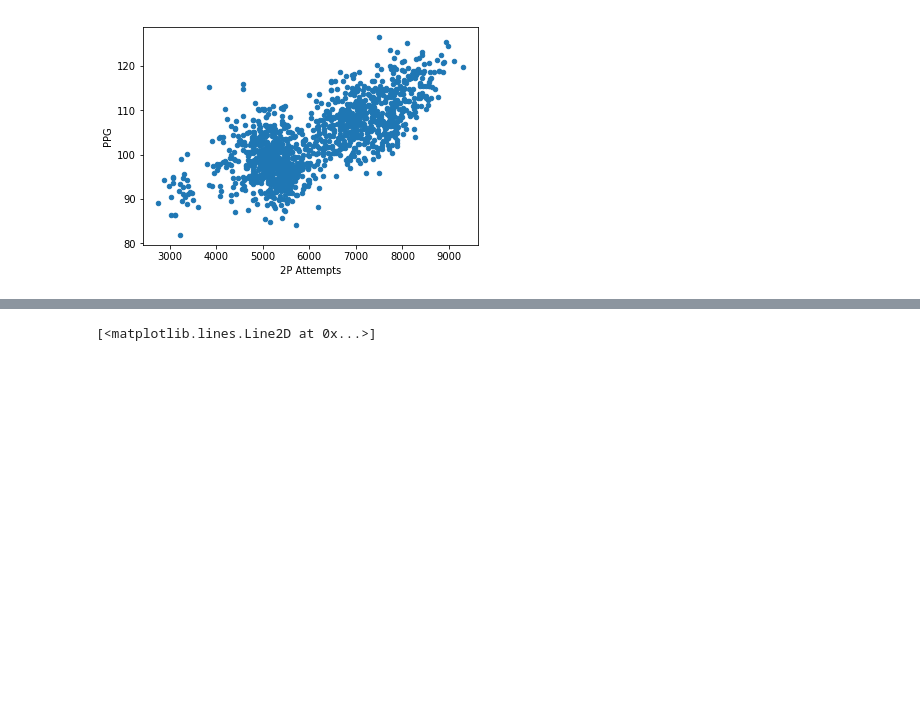
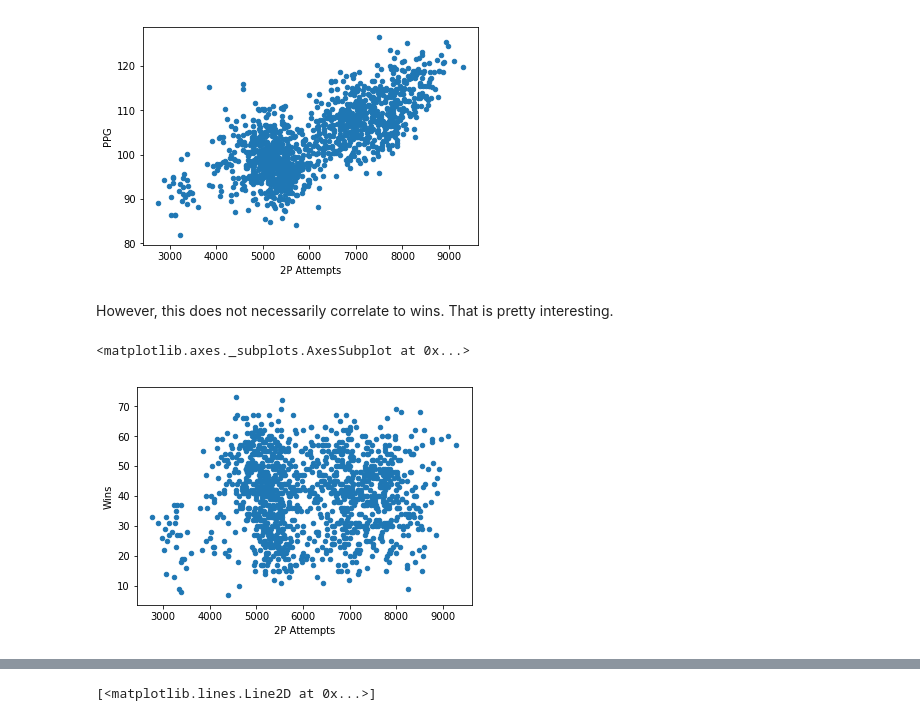
Before and after one commit to jfong27/NBA-Machine-Learning, a Jupyter notebook: Data Exploration.ipynb, the cells around one changed output, grey strips where cells are left out. Drawn from its saved outputs; the diff is of its cells as text; code cells hidden in the pictures; blank space fills up the shorter version.

```diff
--- a/Data Exploration.ipynb
+++ b/Data Exploration.ipynb
@@ -62,3 +64,10 @@ data.plot.scatter(x='2P Attempts', y='PPG')
 # %% [output]
 <matplotlib.axes._subplots.AxesSubplot at 0x...>
 [figure]
+# %% [markdown]
+However, this does not necessarily correlate to wins. That is pretty interesting.
+# %%
+data.plot.scatter(x='2P Attempts', y='Wins')
+# %% [output]
+<matplotlib.axes._subplots.AxesSubplot at 0x...>
+[figure, added]
```
Also changed, not shown: parts of 31 cells of this notebook, 5 other files.
